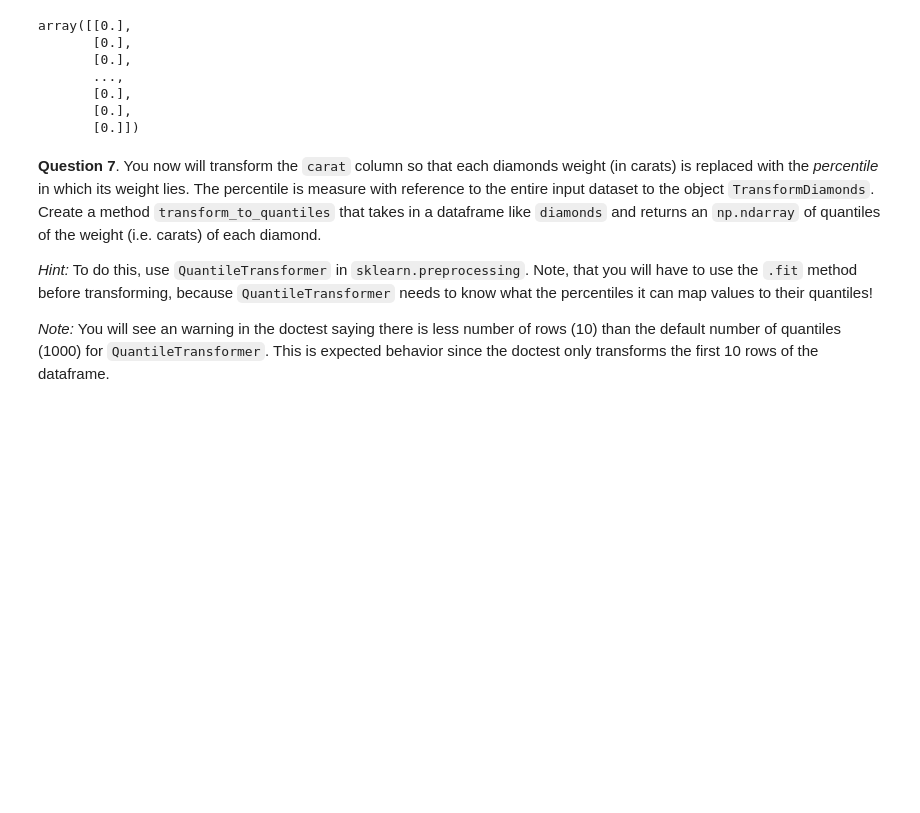
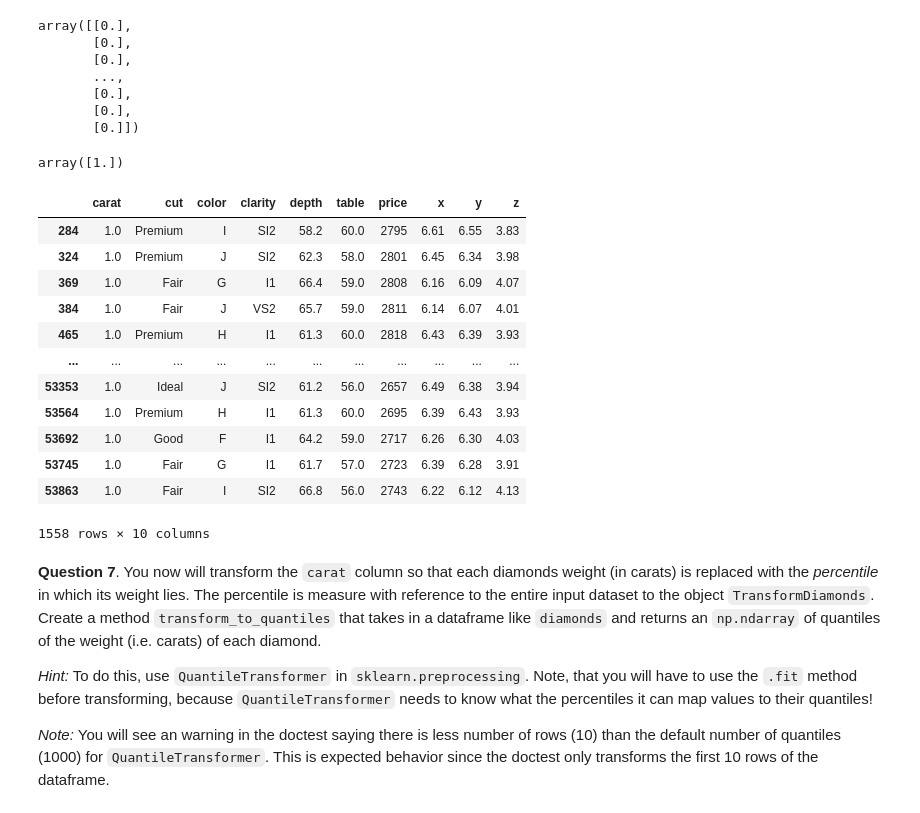
Before and after one commit to AECassAWei/dsc80-wi20, a Jupyter notebook: labs/lab08/lab08.ipynb, the cells around one changed output. Cells and saved outputs as stored; diff of their text form; code cells hidden in the pictures; blank space fills up the shorter version.

```diff
--- a/labs/lab08/lab08.ipynb
+++ b/labs/lab08/lab08.ipynb
@@ -830,6 +953,27 @@ array([[0.],
        [0.],
        [0.],
        [0.]])
+# %%
+np.count_nonzero(pd.DataFrame(binarized)[0]) # 19060
+binarized[465]
+# %% [output]
+array([1.])
+# %%
+diamonds[diamonds['carat'] == 1]
+# %% [output]
+|  | carat | cut | color | clarity | depth | table | price | x | y | z |
+| 284 | 1.0 | Premium | I | SI2 | 58.2 | 60.0 | 2795 | 6.61 | 6.55 | 3.83 |
+| 324 | 1.0 | Premium | J | SI2 | 62.3 | 58.0 | 2801 | 6.45 | 6.34 | 3.98 |
+| 369 | 1.0 | Fair | G | I1 | 66.4 | 59.0 | 2808 | 6.16 | 6.09 | 4.07 |
+| 384 | 1.0 | Fair | J | VS2 | 65.7 | 59.0 | 2811 | 6.14 | 6.07 | 4.01 |
+| 465 | 1.0 | Premium | H | I1 | 61.3 | 60.0 | 2818 | 6.43 | 6.39 | 3.93 |
+| ... | ... | ... | ... | ... | ... | ... | ... | ... | ... | ... |
+| 53353 | 1.0 | Ideal | J | SI2 | 61.2 | 56.0 | 2657 | 6.49 | 6.38 | 3.94 |
+| 53564 | 1.0 | Premium | H | I1 | 61.3 | 60.0 | 2695 | 6.39 | 6.43 | 3.93 |
+| 53692 | 1.0 | Good | F | I1 | 64.2 | 59.0 | 2717 | 6.26 | 6.30 | 4.03 |
+| 53745 | 1.0 | Fair | G | I1 | 61.7 | 57.0 | 2723 | 6.39 | 6.28 | 3.91 |
+| 53863 | 1.0 | Fair | I | SI2 | 66.8 | 56.0 | 2743 | 6.22 | 6.12 | 4.13 |
+1558 rows × 10 columns
 # %%
 class TransformDiamonds(object):
 
```
Also changed, not shown: parts of 52 cells of this notebook, 2 other files.
